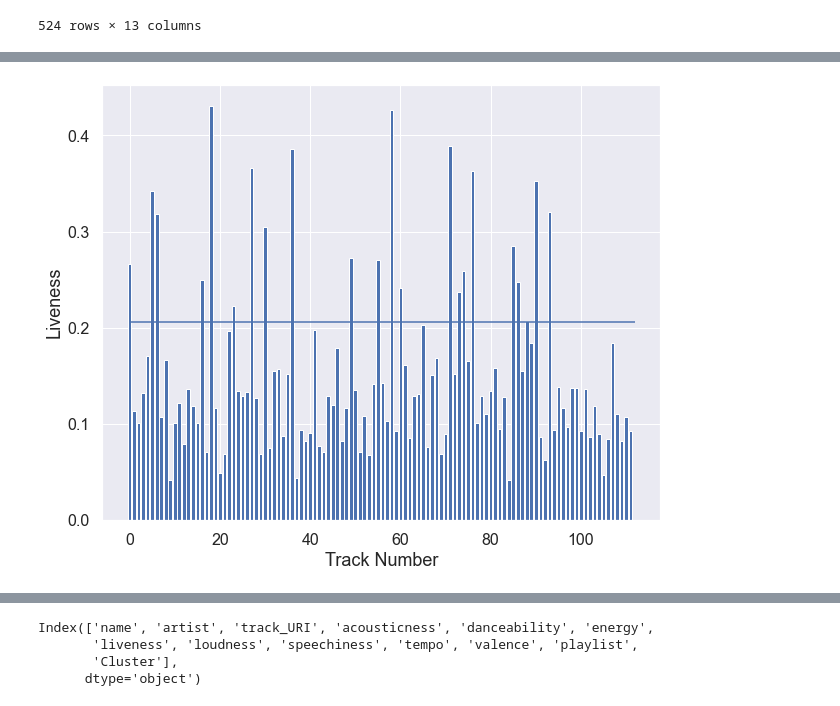
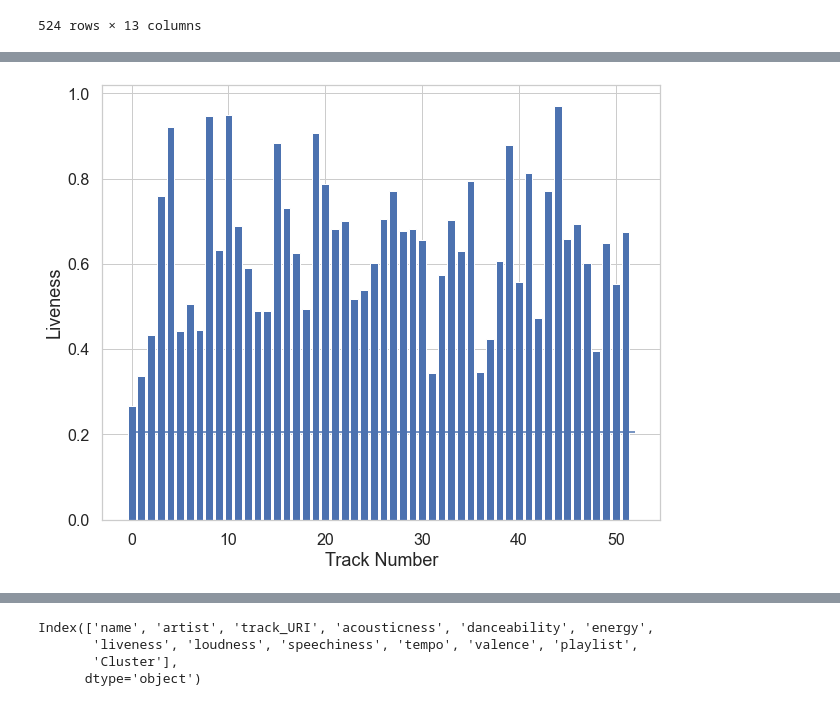
Before and after one commit to MoGGit/Spotify-Audio-Clustring, a Jupyter notebook: Music-clustring.ipynb, the cells around one changed output, grey strips where cells are left out. Cells and saved outputs as stored; diff of their text form; code cells hidden in the pictures.

```diff
--- a/Music-clustring.ipynb
+++ b/Music-clustring.ipynb
@@ -195,0 +325,15 @@ t-SNE done! Time elapsed: 1.9466240406036377 seconds
+# %%
+
+
+df_clusters['tsne-2d-one'] = tsne_results[:,0]
+df_clusters['tsne-2d-two'] = tsne_results[:,1]
+plt.figure(figsize=(16,10))
+sns.scatterplot(
+    x="tsne-2d-one", y="tsne-2d-two",
+    hue="Cluster",
+    palette = flatui[:n_clusters],
+    #palette=sns.color_palette("hls", 10),
+    data=df_clusters,
+    legend="full",
+
+)
@@ -195,0 +345,8 @@ t-SNE done! Time elapsed: 1.9466240406036377 seconds
+# %%
+time_start = time.time()
+
+umap_results = umap.UMAP(n_neighbors=5,
+                      min_dist=0.3,
+                      metric='correlation').fit_transform(sp_df_std)
+
+print('UMAP done! Time elapsed: {} seconds'.format(time.time()-time_start))
@@ -195,0 +358,4 @@ t-SNE done! Time elapsed: 1.9466240406036377 seconds
+# %%
+
+df_clusters['umap-one'] = umap_results[:,0]
+df_clusters['umap-two'] = umap_results[:,1]
@@ -196,5 +398,5 @@ t-SNE done! Time elapsed: 1.9466240406036377 seconds
 # %%
-sp_df['Cluster'] = df_seg_pca_kmeans['Cluster']
+sp_df['Cluster'] = df_clusters['Cluster']
 sp_df
 # %% [output]
 |  | name | artist | track_URI | acousticness | danceability | energy | liveness | loudness | speechiness | ... |
@@ -305,21 +507,21 @@ fig.show()
 # %%
 
 def cluster_plot(df, param, cluster):
     plt.figure(figsize=(10,8))
     test_cluster = df.loc[df['Cluster'] == cluster]
     y = test_cluster[param]
     x = [i for i in range(len(y))]
     plt.bar(x, y)
     plt.xlabel('Track Number', fontsize=18)
     plt.ylabel(param.title(), fontsize=18)
     plt.xticks(fontsize=16)
     plt.yticks(fontsize=16)
     plt.hlines(np.mean(df[param]), 0, len(y))
     plt.show()
 
-cluster_plot(sp_df, "liveness", 6)
+cluster_plot(sp_df, "liveness", 2)
 # %% [output]
-[figure, old version]
+[figure, new version]
 # %%
 clusters = [0, 1, 2]
 features = ["acousticness", "speechiness", "danceability"]
```
Also changed, not shown: parts of 33 cells of this notebook.
